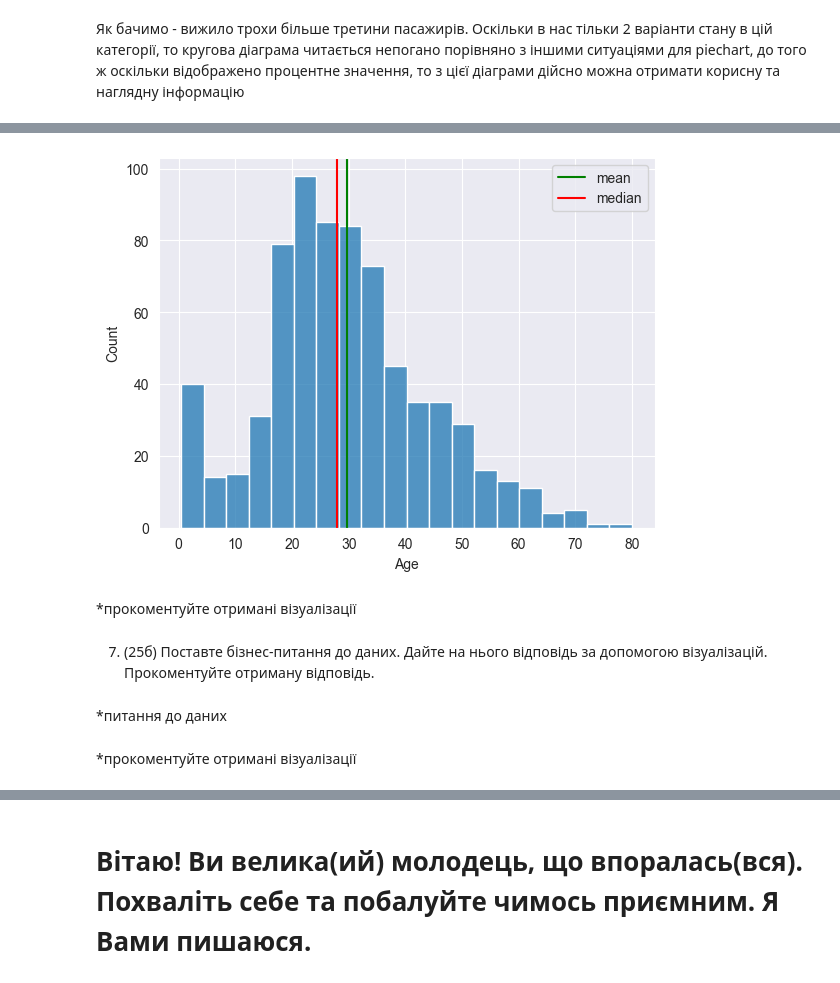
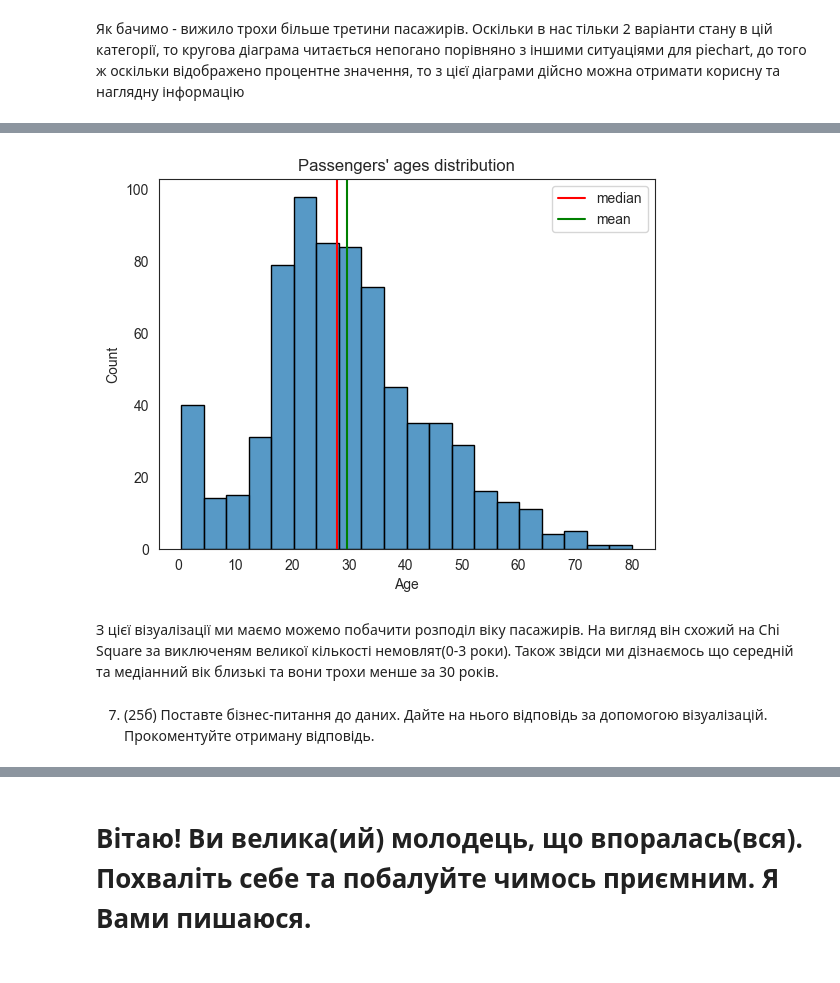
Before and after one commit to 1wannabebetter1/BD-and-DS-Prac1, a Jupyter notebook: python_practice_10_Vitisk_V.ipynb, the cells around one changed output, grey strips where cells are left out. Drawn from its saved outputs; the diff is of its cells as text; code cells hidden in the pictures.

```diff
--- a/python_practice_10_Vitisk_V.ipynb
+++ b/python_practice_10_Vitisk_V.ipynb
@@ -72,0 +73,6 @@ plt.show()
+# %%
+sns.set_style(style='white')
+same_order = titanic.sort_values(by = "Sex") ## creating new df to make same visualisation
+survived_sex = sns.countplot(x='Sex',data=same_order, hue='Survived', edgecolor = "black")
+plt.title("Survived vs Dead by Sex")
+plt.show()
@@ -100,18 +114,16 @@ sns.violinplot(data=titanic, x="Pclass", y="Age", hue="Survived",
 
 ![image.png](embedded-picture-1)
 # %%
-sns.histplot(titanic, x="Age", bins=20)
-plt.axvline(x=titanic["Age"].mean(), color = "green", label = "mean")
-plt.axvline(x=titanic["Age"].median(), color = "red", label = "median")
-plt.legend()
+fig, ax = plt.subplots(1, 1)
+ax = sns.histplot(titanic, x="Age", bins=20, edgecolor = "black")
+ax.axvline(x=titanic["Age"].median(), color = "red", label = "median")
+ax.axvline(x=titanic["Age"].mean(), color = "green", label = "mean")
+plt.title("Passengers' ages distribution")
+ax.legend()
 plt.show()
 # %% [output]
-[figure, old version]
+[figure, new version]
-# %% [markdown]
-*прокоментуйте отримані візуалізації
+# %% [markdown]
+З цієї візуалізації ми маємо можемо побачити розподіл віку пасажирів. На вигляд він схожий на Chi Square за виключеням великої кількості немовлят(0-3 роки). Також звідси ми дізнаємось що середній та медіанний вік близькі та вони трохи менше за 30 років.
 # %% [markdown]
 7. (25б) Поставте бізнес-питання до даних. Дайте на нього відповідь за допомогою візуалізацій. Прокоментуйте отриману відповідь.
-# %% [markdown]
-*питання до даних
-# %% [markdown]
-*прокоментуйте отримані візуалізації
```
Also changed, not shown: parts of 13 cells of this notebook.
